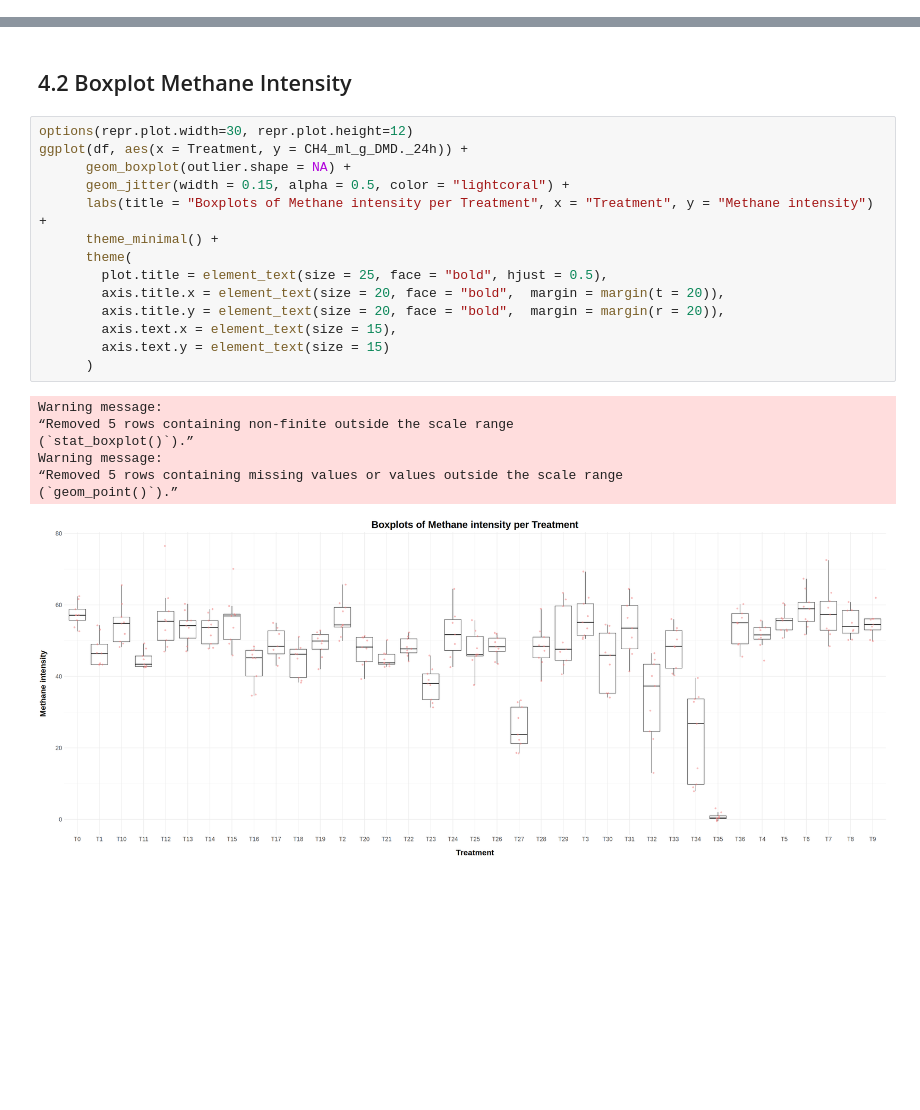
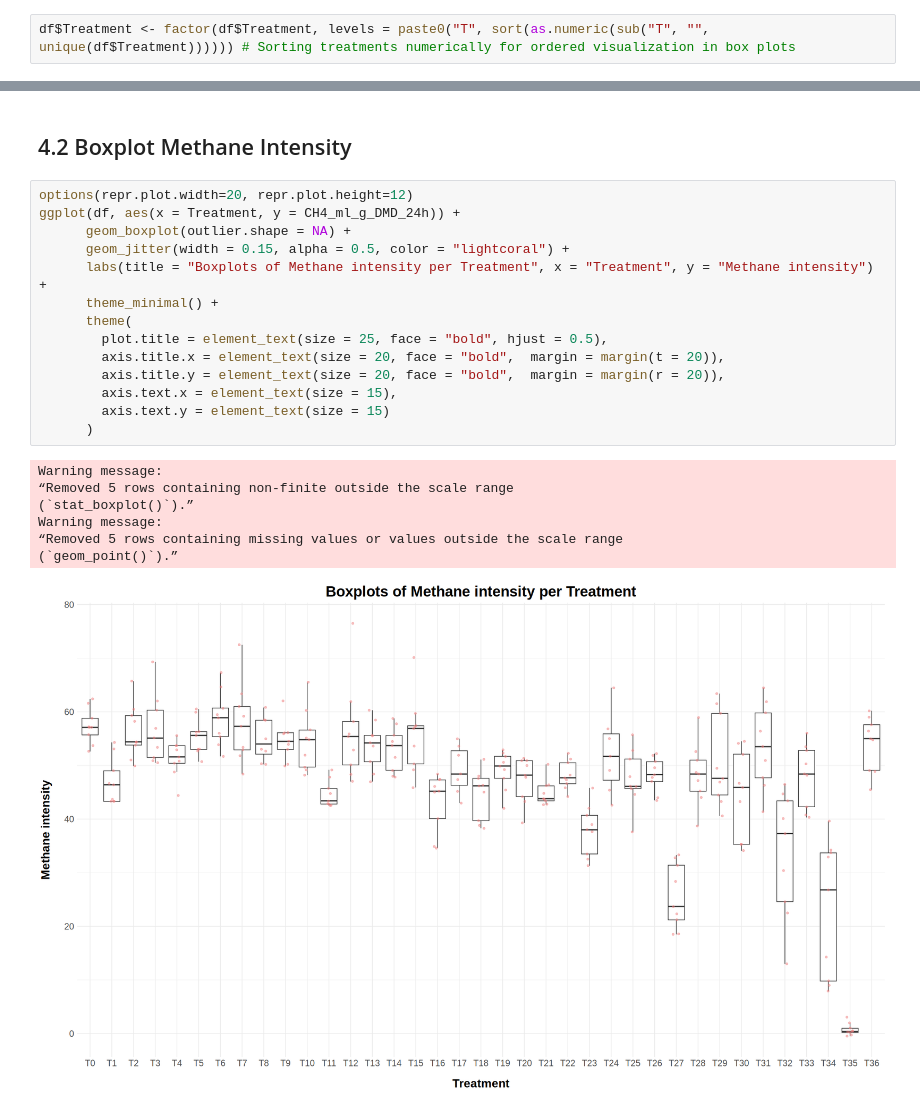
Before and after one commit to maurope/lmf, a Jupyter notebook: notebooks/2026/2026_09_11_R_bios_diets_anaylisis_for_alejandra.ipynb, the cells around one changed output, grey strips where cells are left out. Cells and saved outputs as stored; diff of their text form; blank space fills up the shorter version.

```diff
--- a/notebooks/2026/2026_09_11_R_bios_diets_anaylisis_for_alejandra.ipynb
+++ b/notebooks/2026/2026_09_11_R_bios_diets_anaylisis_for_alejandra.ipynb
@@ -27,6 +27,8 @@ A data.frame: 6 × 24
 | 4 | 4 | T0 | CTRL_PREM | 96 | 2 | 1 | 3 | 0.5003 | ... |
 | 5 | 5 | T0 | CTRL_PREM | 96 | 2 | 2 | 4 | 0.5000 | ... |
 | 6 | 6 | T0 | CTRL_PREM | 96 | 2 | 3 | 5 | 0.5001 | ... |
+# %%
+df$Treatment <- factor(df$Treatment, levels = paste0("T", sort(as.numeric(sub("T", "", unique(df$Treatment)))))) # Sorting treatments numerically for ordered visualization in box plots
 # %% [markdown]
 # 3.0 Summary
 # %%
@@ -99,24 +101,24 @@ Warning message:
 # %% [markdown]
 ## 4.2 Boxplot Methane Intensity
 # %%
-options(repr.plot.width=30, repr.plot.height=12)
-ggplot(df, aes(x = Treatment, y = CH4_ml_g_DMD._24h)) +
+options(repr.plot.width=20, repr.plot.height=12)
+ggplot(df, aes(x = Treatment, y = CH4_ml_g_DMD_24h)) +
       geom_boxplot(outlier.shape = NA) +
       geom_jitter(width = 0.15, alpha = 0.5, color = "lightcoral") +
       labs(title = "Boxplots of Methane intensity per Treatment", x = "Treatment", y = "Methane intensity") +
       theme_minimal() +
       theme(
         plot.title = element_text(size = 25, face = "bold", hjust = 0.5),
         axis.title.x = element_text(size = 20, face = "bold",  margin = margin(t = 20)),
         axis.title.y = element_text(size = 20, face = "bold",  margin = margin(r = 20)),
         axis.text.x = element_text(size = 15),
         axis.text.y = element_text(size = 15)
       )
 # %% [output]
 Warning message:
 “Removed 5 rows containing non-finite outside the scale range
 (`stat_boxplot()`).”
 Warning message:
 “Removed 5 rows containing missing values or values outside the scale range
 (`geom_point()`).”
-[figure, old version]
+[figure, new version]
```
Also changed, not shown: parts of 5 cells of this notebook, 1 other file.
